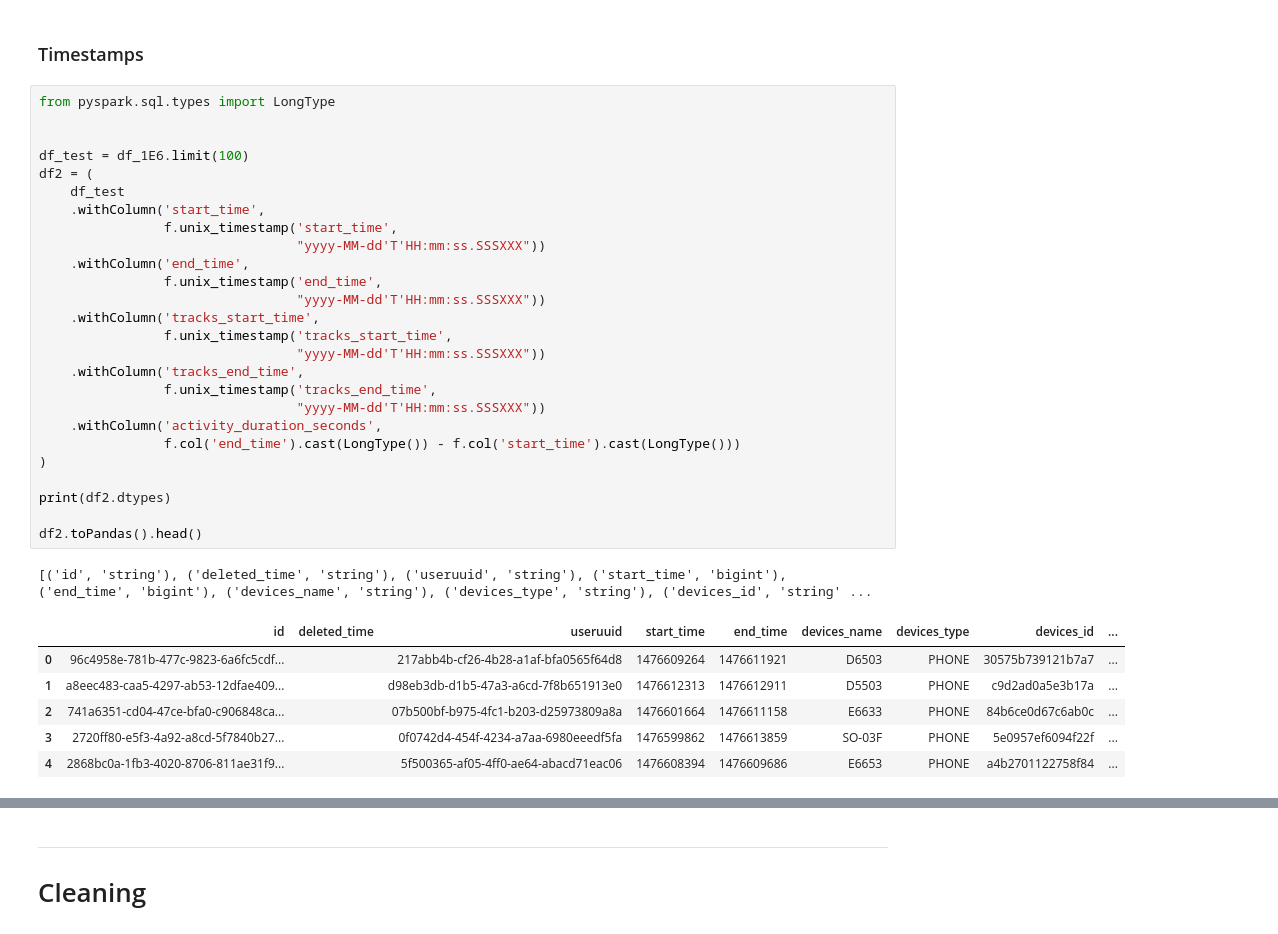
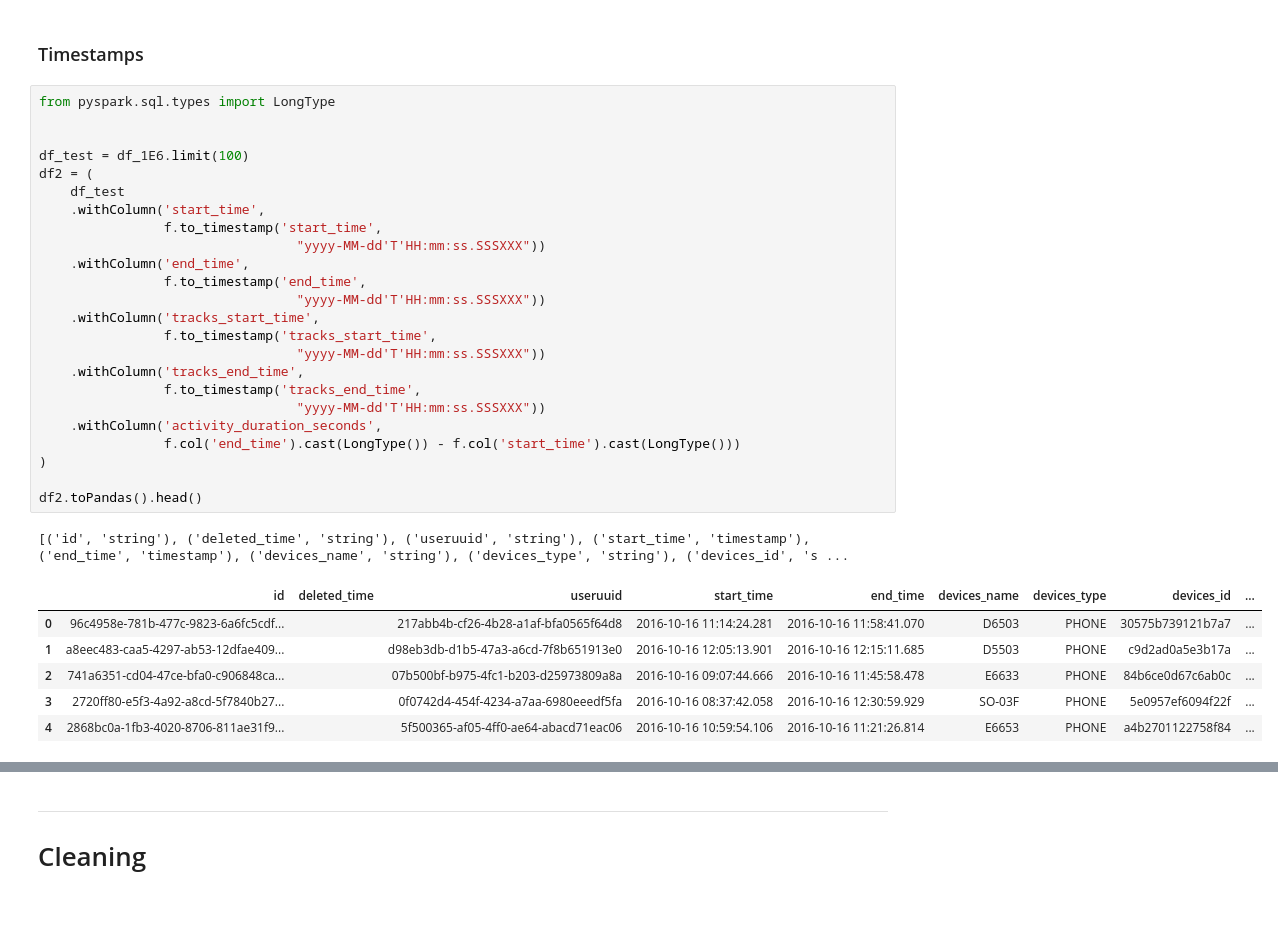
Before and after one commit to wojciechdk/Music_Spring_2021, a Jupyter notebook: documentation/notebooks/data_cleaning.ipynb, the cells around one changed output, grey strips where cells are left out. Cells and saved outputs as stored; diff of their text form.

```diff
--- a/documentation/notebooks/data_cleaning.ipynb
+++ b/documentation/notebooks/data_cleaning.ipynb
@@ -309,34 +309,32 @@ We could also split the dataset into a couple of databases. Does it make sense?
 # %%
 from pyspark.sql.types import LongType
 
 
 df_test = df_1E6.limit(100)
 df2 = (
     df_test
     .withColumn('start_time',
-                f.unix_timestamp('start_time',
+                f.to_timestamp('start_time',
                                  "yyyy-MM-dd'T'HH:mm:ss.SSSXXX"))
     .withColumn('end_time',
-                f.unix_timestamp('end_time',
+                f.to_timestamp('end_time',
                                  "yyyy-MM-dd'T'HH:mm:ss.SSSXXX"))
     .withColumn('tracks_start_time',
-                f.unix_timestamp('tracks_start_time',
+                f.to_timestamp('tracks_start_time',
                                  "yyyy-MM-dd'T'HH:mm:ss.SSSXXX"))
     .withColumn('tracks_end_time',
-                f.unix_timestamp('tracks_end_time',
+                f.to_timestamp('tracks_end_time',
                                  "yyyy-MM-dd'T'HH:mm:ss.SSSXXX"))
     .withColumn('activity_duration_seconds',
                 f.col('end_time').cast(LongType()) - f.col('start_time').cast(LongType()))
 )
 
-print(df2.dtypes)
-
 df2.toPandas().head()
 # %% [output]
-[('id', 'string'), ('deleted_time', 'string'), ('useruuid', 'string'), ('start_time', 'bigint'), ('end_time', 'bigint'), ('devices_name', 'string'), ('devices_type', 'string'), ('devices_id', 'string' ...
+[('id', 'string'), ('deleted_time', 'string'), ('useruuid', 'string'), ('start_time', 'timestamp'), ('end_time', 'timestamp'), ('devices_name', 'string'), ('devices_type', 'string'), ('devices_id', 's ...
 |  | id | deleted_time | useruuid | start_time | end_time | devices_name | devices_type | devices_id | ... |
-| 0 | 96c4958e-781b-477c-9823-6a6fc5cdf... |  | 217abb4b-cf26-4b28-a1af-bfa0565f64d8 | 1476609264 | 1476611921 | D6503 | PHONE | 30575b739121b7a7 | ... |
-| 1 | a8eec483-caa5-4297-ab53-12dfae409... |  | d98eb3db-d1b5-47a3-a6cd-7f8b651913e0 | 1476612313 | 1476612911 | D5503 | PHONE | c9d2ad0a5e3b17a | ... |
-| 2 | 741a6351-cd04-47ce-bfa0-c906848ca... |  | 07b500bf-b975-4fc1-b203-d25973809a8a | 1476601664 | 1476611158 | E6633 | PHONE | 84b6ce0d67c6ab0c | ... |
-| 3 | 2720ff80-e5f3-4a92-a8cd-5f7840b27... |  | 0f0742d4-454f-4234-a7aa-6980eeedf5fa | 1476599862 | 1476613859 | SO-03F | PHONE | 5e0957ef6094f22f | ... |
-| 4 | 2868bc0a-1fb3-4020-8706-811ae31f9... |  | 5f500365-af05-4ff0-ae64-abacd71eac06 | 1476608394 | 1476609686 | E6653 | PHONE | a4b2701122758f84 | ... |
+| 0 | 96c4958e-781b-477c-9823-6a6fc5cdf... |  | 217abb4b-cf26-4b28-a1af-bfa0565f64d8 | 2016-10-16 11:14:24.281 | 2016-10-16 11:58:41.070 | D6503 | PHONE | 30575b739121b7a7 | ... |
+| 1 | a8eec483-caa5-4297-ab53-12dfae409... |  | d98eb3db-d1b5-47a3-a6cd-7f8b651913e0 | 2016-10-16 12:05:13.901 | 2016-10-16 12:15:11.685 | D5503 | PHONE | c9d2ad0a5e3b17a | ... |
+| 2 | 741a6351-cd04-47ce-bfa0-c906848ca... |  | 07b500bf-b975-4fc1-b203-d25973809a8a | 2016-10-16 09:07:44.666 | 2016-10-16 11:45:58.478 | E6633 | PHONE | 84b6ce0d67c6ab0c | ... |
+| 3 | 2720ff80-e5f3-4a92-a8cd-5f7840b27... |  | 0f0742d4-454f-4234-a7aa-6980eeedf5fa | 2016-10-16 08:37:42.058 | 2016-10-16 12:30:59.929 | SO-03F | PHONE | 5e0957ef6094f22f | ... |
+| 4 | 2868bc0a-1fb3-4020-8706-811ae31f9... |  | 5f500365-af05-4ff0-ae64-abacd71eac06 | 2016-10-16 10:59:54.106 | 2016-10-16 11:21:26.814 | E6653 | PHONE | a4b2701122758f84 | ... |
```
Also changed, not shown: parts of 14 cells of this notebook.
